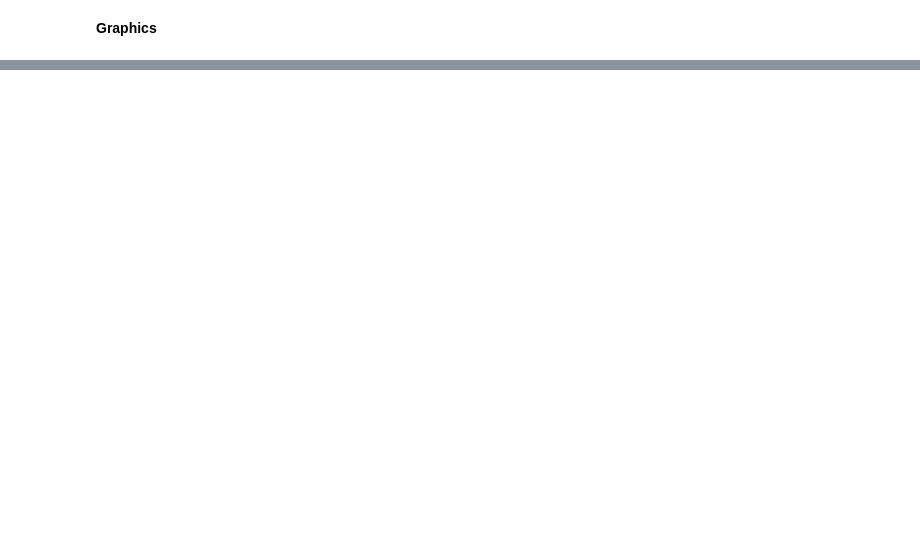
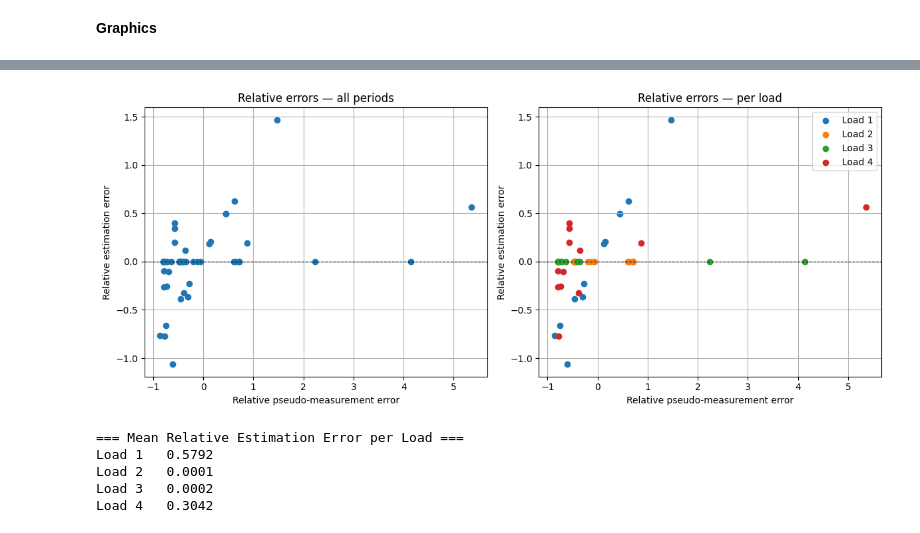
Before and after one commit to e4m8ch/ADRI, a Jupyter notebook: labs/lab7/Class7_Students.ipynb, the cells around one changed output, grey strips where cells are left out. Drawn from its saved outputs; the diff is of its cells as text; code cells hidden in the pictures; blank space fills up the shorter version.

```diff
--- a/labs/lab7/Class7_Students.ipynb
+++ b/labs/lab7/Class7_Students.ipynb
@@ -304,0 +341,42 @@ TypeError: unsupported format string passed to numpy.ndarray.__format__
+# %%
+# Normalise by pseudo-measurements to get relative quantities
+rel_pm_error = ds / sp                          # shape (m, 4)
+rel_est_error = estimation_errors / sp          # shape (m, 4)
+
+fig, axes = plt.subplots(1, 2, figsize=(12, 5))
+
+for i in range(m):
+    axes[0].plot(rel_pm_error[i, :], rel_est_error[i, :], 'C0o')
+axes[0].axhline(0, color='k', linewidth=0.8, linestyle='--')
+axes[0].set_xlabel('Relative pseudo-measurement error')
+axes[0].set_ylabel('Relative estimation error')
+axes[0].set_title('Relative errors — all periods')
+axes[0].grid(True)
+
+# Per-load view to see which loads drive the error
+for i in range(4):
+    axes[1].scatter(rel_pm_error[:, i], rel_est_error[:, i], label=f'Load {i+1}')
+axes[1].axhline(0, color='k', linewidth=0.8, linestyle='--')
+axes[1].set_xlabel('Relative pseudo-measurement error')
+axes[1].set_ylabel('Relative estimation error')
+axes[1].set_title('Relative errors — per load')
+axes[1].legend()
+axes[1].grid(True)
+
+plt.tight_layout()
+plt.show()
+
+print("\n=== Mean Relative Estimation Error per Load ===")
+rel_err_df = pd.DataFrame(
+    np.abs(rel_est_error),
+    columns=[f'Load {i+1}' for i in range(4)],
+    index=[f'Period {i+1}' for i in range(m)]
+)
+print(rel_err_df.mean().round(4).to_string())
+# %% [output]
+[figure, added]
+=== Mean Relative Estimation Error per Load ===
+Load 1   0.5792
+Load 2   0.0001
+Load 3   0.0002
+Load 4   0.3042
```
Also changed, not shown: parts of 7 cells of this notebook.
